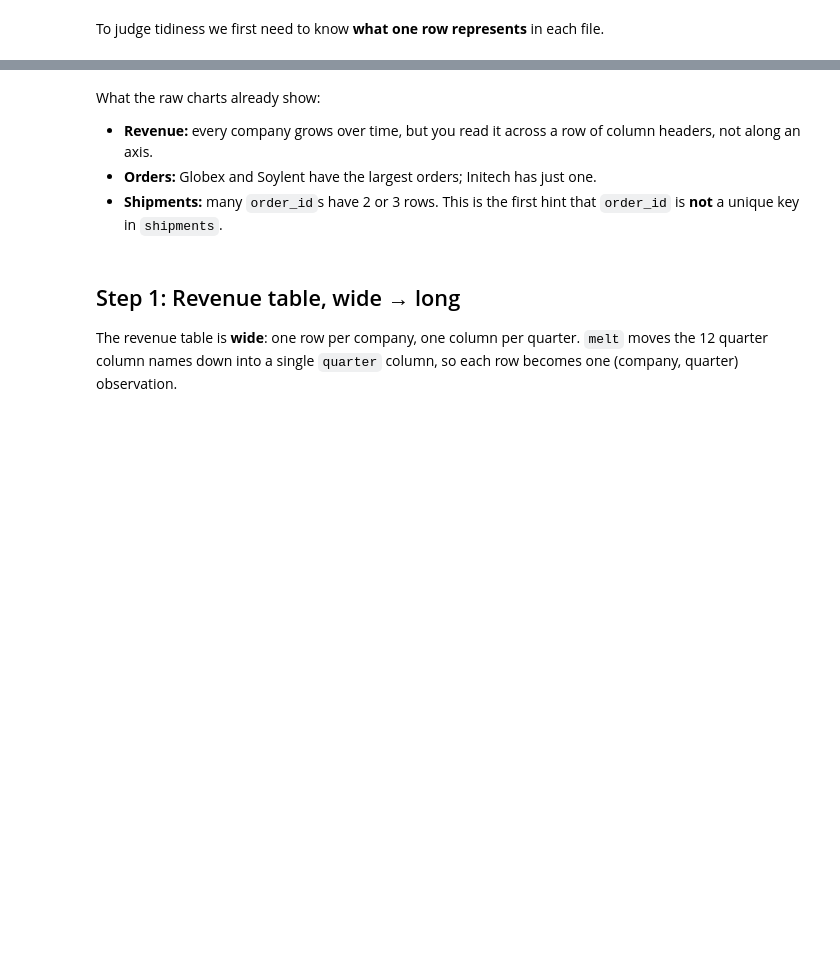
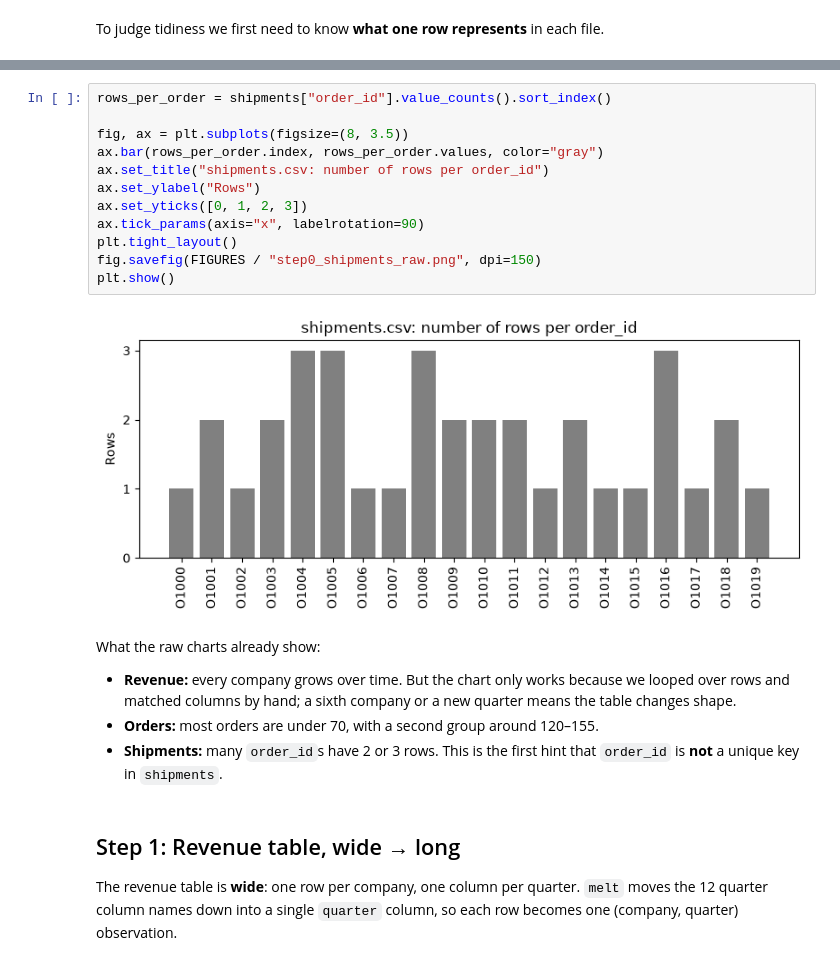
Before and after one commit to walidelnozahy/ds5110-hw2, a Jupyter notebook: hw2.ipynb, the cells around one changed output, grey strips where cells are left out. Saved outputs shown, nothing was run; the diff lists cells and outputs as text; blank space fills up the shorter version.

```diff
--- a/hw2.ipynb
+++ b/hw2.ipynb
@@ -127,7 +138,21 @@ plt.show()
+# %%
+rows_per_order = shipments["order_id"].value_counts().sort_index()
+
+fig, ax = plt.subplots(figsize=(8, 3.5))
+ax.bar(rows_per_order.index, rows_per_order.values, color="gray")
+ax.set_title("shipments.csv: number of rows per order_id")
+ax.set_ylabel("Rows")
+ax.set_yticks([0, 1, 2, 3])
+ax.tick_params(axis="x", labelrotation=90)
+plt.tight_layout()
+fig.savefig(FIGURES / "step0_shipments_raw.png", dpi=150)
+plt.show()
+# %% [output]
+[figure, added]
 # %% [markdown]
 What the raw charts already show:
-- **Revenue:** every company grows over time, but you read it across a row of column headers, not along an axis.
-- **Orders:** Globex and Soylent have the largest orders; Initech has just one.
+- **Revenue:** every company grows over time. But the chart only works because we looped over rows and matched columns by hand; a sixth company or a new quarter means the table changes shape.
+- **Orders:** most orders are under 70, with a second group around 120–155.
 - **Shipments:** many `order_id`s have 2 or 3 rows. This is the first hint that `order_id` is **not** a unique key in `shipments`.
 # %% [markdown]
 ## Step 1: Revenue table, wide → long
```
Also changed, not shown: parts of 27 cells of this notebook, 7 other files.
